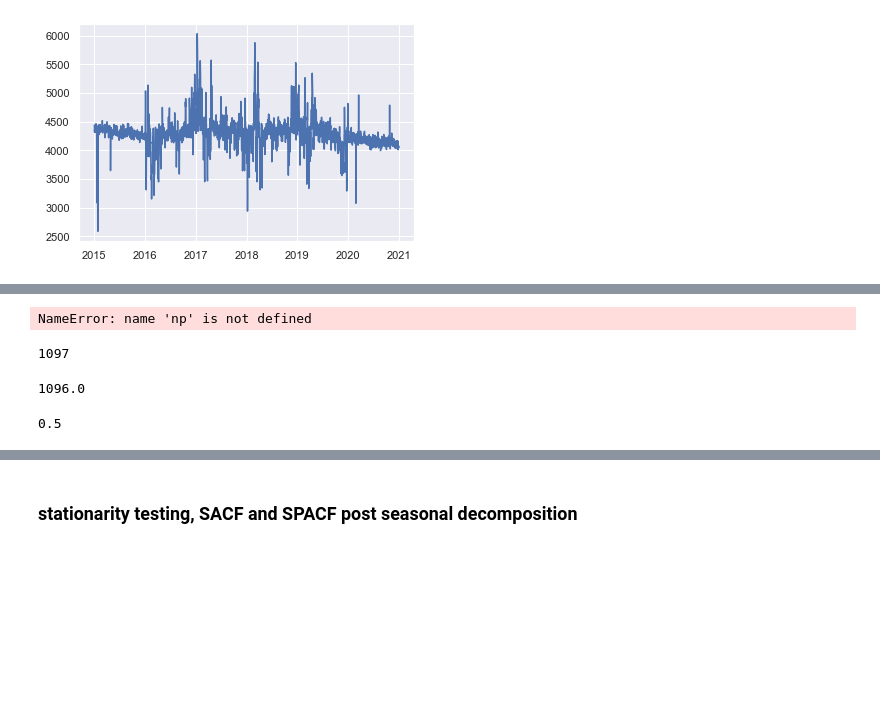
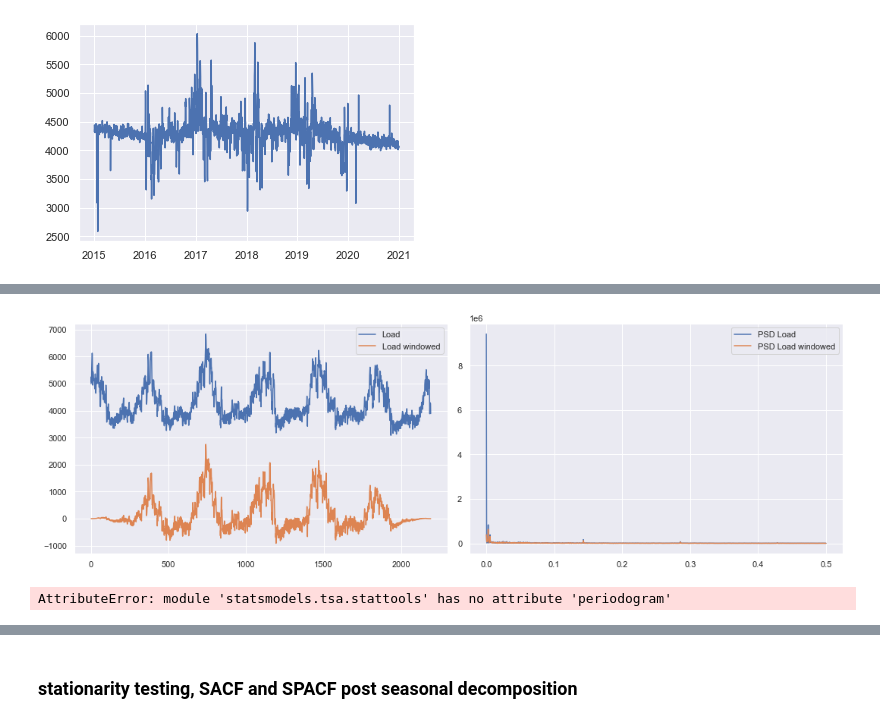
Before and after one commit to geri310/time-series-forecasting, a Jupyter notebook: Time Series Intro.ipynb, the cells around one changed output, grey strips where cells are left out. Saved outputs shown, nothing was run; the diff lists cells and outputs as text; code cells hidden in the pictures; blank space fills up the shorter version.

```diff
--- a/Time Series Intro.ipynb
+++ b/Time Series Intro.ipynb
@@ -476,43 +496,38 @@ Every time series can be analyzed in the time or frequency domain. The intuition
 # %%
 from numpy.fft import rfft, rfftfreq
 from scipy.signal import tukey
 from numpy.fft import fft, fftshift
 
-t_energy_df = np.linspace( 0, len(energy_df)/365, len(energy_df), endpoint=False )
-#note that the choice of window matters
-energy_df_window = (energy_df-np.median(energy_df))*tukey(len(energy_df))
+def fft_tuckey_transform(series, d):
+    t_series = np.linspace( 0, len(series)/1, len(series), endpoint=False )
+    #note that the choice of window matters
+    series_window = (series-np.median(series))*tukey(len(series))
 
-fig, ax = plt.subplots(nrows=1, ncols=2, figsize=(15,5))
+    fig, ax = plt.subplots(nrows=1, ncols=2, figsize=(15,5))
 
-ax[0].plot(t_energy_df, energy_df, label='Load')
-ax[0].plot(t_energy_df, energy_df_window, label='Load windowed' )
-ax[0].legend()
+    ax[0].plot(t_series, series, label='Load')
+    ax[0].plot(t_series, series_window, label='Load windowed' )
+    ax[0].legend()
 
-energy_df_fft = abs(rfft(energy_df))
-energy_df_tukey = abs(rfft(energy_df_window) )
+    series_fft = abs(rfft(series))
+    series_tukey = abs(rfft(series_window) )
 
-#set d to the inverse of the step (365 days in 1 year if you want to set for years)
-#currently set to days
-energy_df_freqs = rfftfreq( len(energy_df), d = 1)
+    #set d to the inverse of the step (365 days in 1 year if you want to set for years)
+    #currently set to days
+    series_freqs = rfftfreq( len(series), d = 1/d)
 
 
-ax[1].plot(energy_df_freqs[1:30], energy_df_fft[1:30], label='PSD Load' )
-ax[1].plot(energy_df_freqs[1:30], energy_df_tukey[1:30], label='PSD Load windowed' )
-ax[1].legend()
+    ax[1].plot(series_freqs[:], series_fft[:], label='PSD Load' )
+    ax[1].plot(series_freqs[:], series_tukey[:], label='PSD Load windowed' )
+    ax[1].legend()
 
-plt.tight_layout()
-plt.show()
+    plt.tight_layout()
+    plt.show()
+
+fft_tuckey_transform(energy_df, 1)
 # %% [output]
-NameError: name 'np' is not defined
+[figure, added]
-# %%
-energy_df_freqs.size
-# %% [output]
-1097
-# %%
-len(energy_df)/2
-# %% [output]
-1096.0
-# %%
-energy_df_freqs[1096]
-# %% [output]
-0.5
+# %%
+sm.tsa.stattools.periodogram(random_walk)
+# %% [output]
+AttributeError: module 'statsmodels.tsa.stattools' has no attribute 'periodogram'
```
Also changed, not shown: parts of 22 cells of this notebook.
